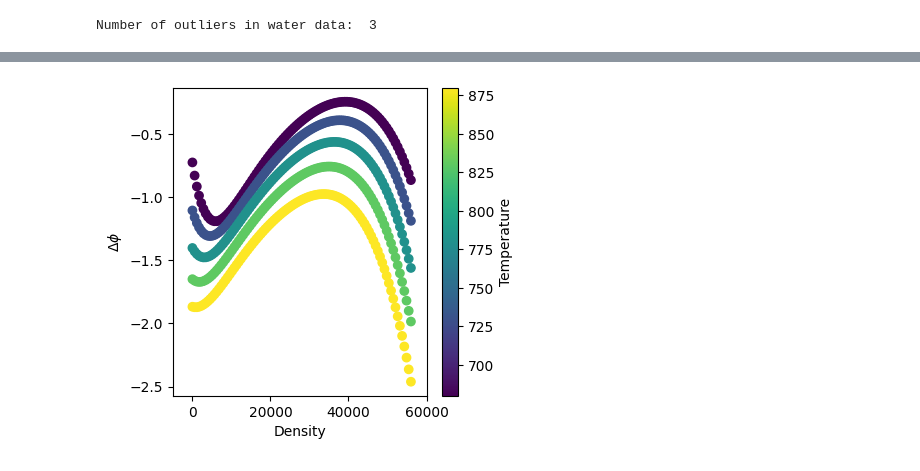
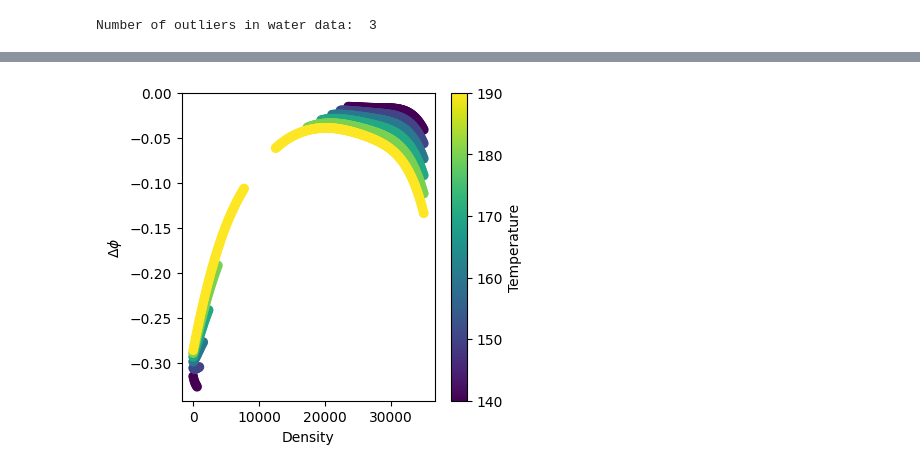
Before and after one commit to RuilongWang1215/ML-uv-theory, a Jupyter notebook: test_ml.ipynb, the cells around one changed output, grey strips where cells are left out. Drawn from its saved outputs; the diff is of its cells as text; code cells hidden in the pictures.

```diff
--- a/test_ml.ipynb
+++ b/test_ml.ipynb
@@ -40,3 +40,8 @@ def detect_outliers(data, threshold=3):
 argon = pd.read_csv('data/real_ufrac_argon.csv')
 water = pd.read_csv('data/real_ufrac_water.csv')
 methane = pd.read_csv('data/real_ufrac_methane.csv')
+total_data_onehot = pd.read_csv('data/real_ufrac_total_data_onehot.csv')
+# drop Unnamed: 0 column
+argon = argon.drop(columns=['Unnamed: 0'])
+water = water.drop(columns=['Unnamed: 0'])
+methane = methane.drop(columns=['Unnamed: 0'])
@@ -112,17 +169,17 @@ plt.show()
 # %%
-data_pl = water[(water['temperature']>=680) & (water['temperature']<=880)]
+data_pl = methane[(methane['temperature']>=0) & (methane['temperature']<=190)]
 fig = plt.figure(figsize=(9, 4))
 plt.subplot(1,2,1)
 scatter = plt.scatter(data_pl['density'], data_pl['delta_phi'], c=data_pl['temperature'], cmap='viridis')
 color_bar = plt.colorbar(scatter)
 color_bar.set_label('Temperature')
 plt.xlabel('Density')
-plt.xlim(-5000,60000)
+#plt.xlim(-5000,60000)
 #plt.ylim(-3, 7)
 plt.ylabel('$\\Delta \\phi$')
 plt.show()
 # %% [output]
-[figure, old version]
+[figure, new version]
 # %%
 best_model = model.get_best()
 print(best_model)
```
Also changed, not shown: parts of 9 cells of this notebook, 9 other files.
